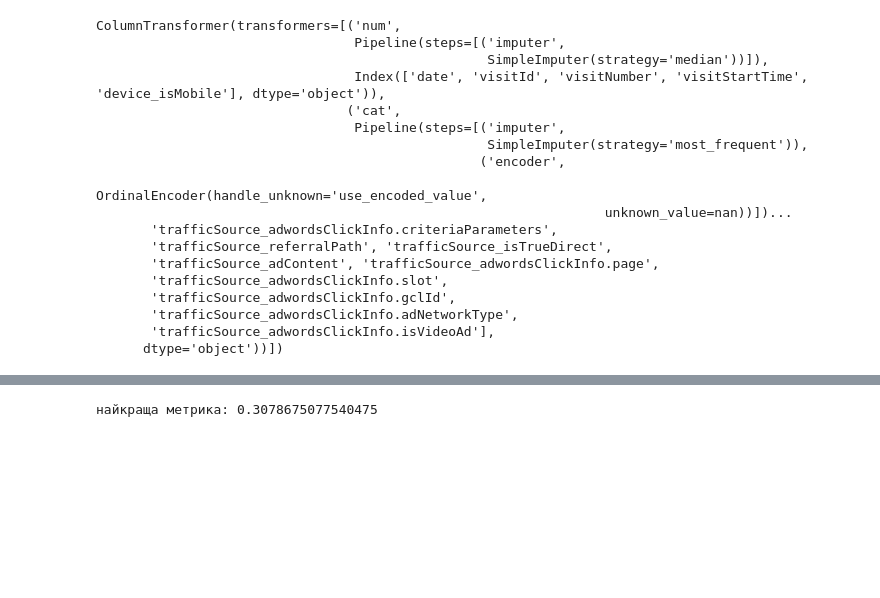
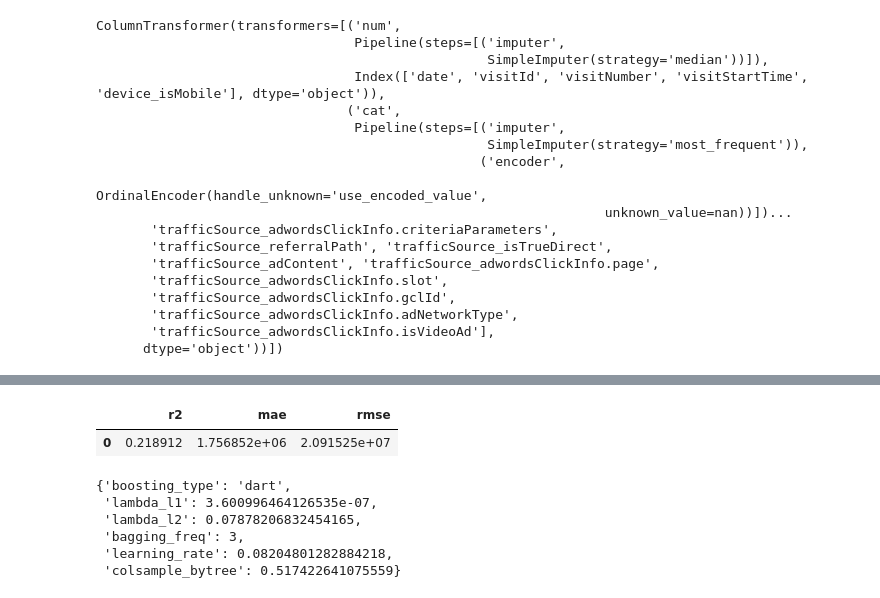
Before and after one commit to shaya-686/AI, a Jupyter notebook: notebook04b2e125cf.ipynb, the cells around one changed output, grey strips where cells are left out. Saved outputs shown, nothing was run; the diff lists cells and outputs as text; code cells hidden in the pictures; blank space fills up the shorter version.

```diff
--- a/notebook04b2e125cf.ipynb
+++ b/notebook04b2e125cf.ipynb
@@ -329,4 +350,10 @@ study.optimize(objective, n_trials=10)
 # %%
-print(f"найкраща метрика: {study.best_value}")
+#print(f"найкраща метрика: {study.best_value}")
-# %% [output]
-найкраща метрика: 0.3078675077540475
+# %%
+data = pd.DataFrame([trial.values for trial in study.best_trials],
+                    columns=['r2', 'mae', 'rmse'])
+
+data
+# %% [output]
+|  | r2 | mae | rmse |
+| 0 | 0.218912 | 1.756852e+06 | 2.091525e+07 |
@@ -333 +362,10 @@ print(f"найкраща метрика: {study.best_value}")
+# %%
+best_params
+# %% [output]
+{'boosting_type': 'dart',
+ 'lambda_l1': 3.600996464126535e-07,
+ 'lambda_l2': 0.07878206832454165,
+ 'bagging_freq': 3,
+ 'learning_rate': 0.08204801282884218,
+ 'colsample_bytree': 0.517422641075559}
 # %%
```
Also changed, not shown: parts of 8 cells of this notebook.
